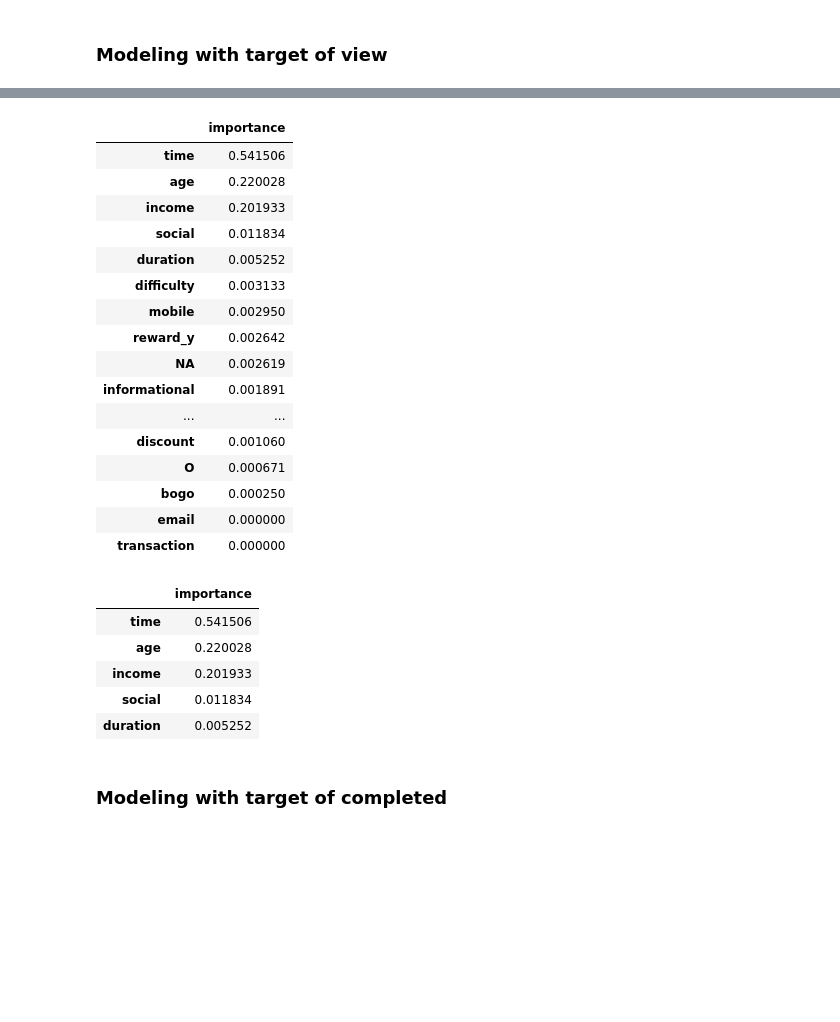
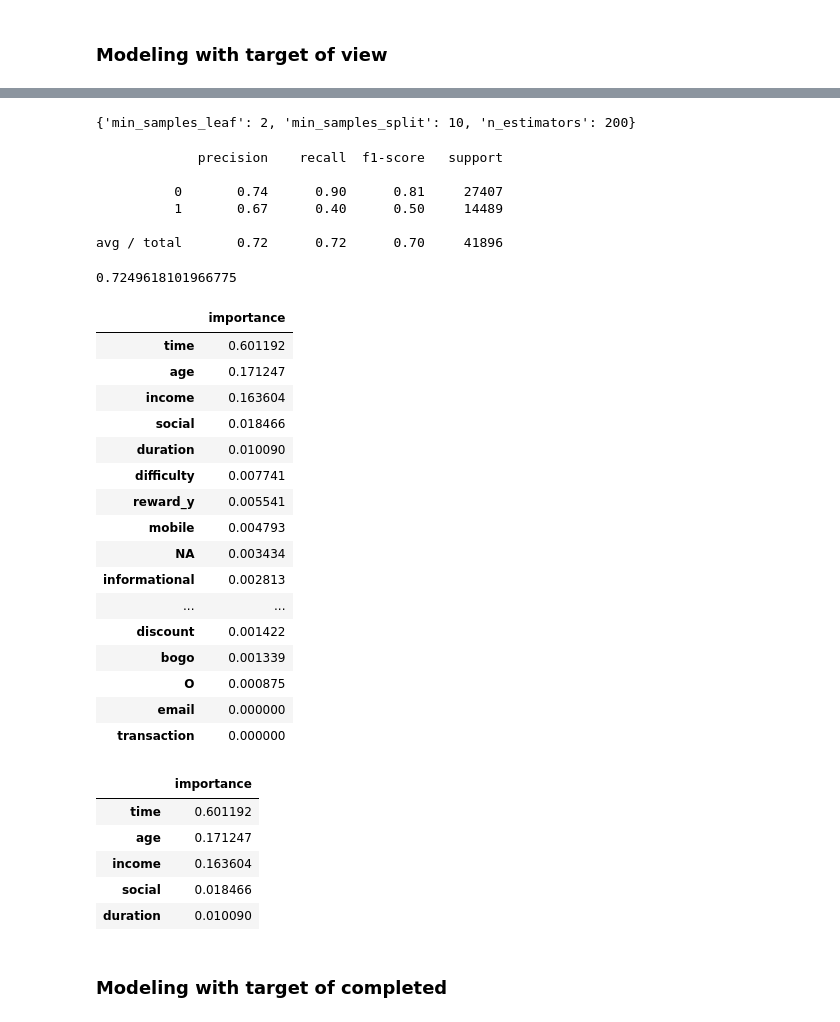
Before and after one commit to Martinsjsu/Starbuck_Promotion_Data_Analysis, a Jupyter notebook: Starbucks_Capstone_notebook.ipynb, the cells around one changed output, grey strips where cells are left out. Drawn from its saved outputs; the diff is of its cells as text; code cells hidden in the pictures; blank space fills up the shorter version.

```diff
--- a/Starbucks_Capstone_notebook.ipynb
+++ b/Starbucks_Capstone_notebook.ipynb
@@ -676,0 +712,9 @@ rf_view.score(test_X, test_y)
+# %%
+# Set the parameters by cross-validation
+parameters = {'n_estimators': [50, 100, 200, 400],
+               'min_samples_split': [2, 5, 10],
+               'min_samples_leaf': [1, 2]
+             }
+
+cv_view = GridSearchCV(rf_view, param_grid=parameters, n_jobs=4, verbose=2)
+print('The values of hyper parameter', parameters)
@@ -676,0 +723,2 @@ rf_view.score(test_X, test_y)
+# %%
+cv_view.fit(train_X, train_y)
@@ -677,25 +761,49 @@ rf_view.score(test_X, test_y)
+# %%
+#finding the best paramesters based on grip search
+print(cv_view.best_params_)
+# %% [output]
+{'min_samples_leaf': 2, 'min_samples_split': 10, 'n_estimators': 200}
+# %%
+#building new model
+optimised_model_view = cv_view.best_estimator_
+# %%
+# print the classification report
+y_pred = optimised_model_view.predict(test_X)
+print(classification_report(test_y, y_pred))
+# %% [output]
+             precision    recall  f1-score   support
+
+          0       0.74      0.90      0.81     27407
+          1       0.67      0.40      0.50     14489
+
+avg / total       0.72      0.72      0.70     41896
+# %%
+# Socre for the optimised model
+optimised_model_view.score(test_X, test_y)
+# %% [output]
+0.7249618101966775
 # %%
 # Analisys of important features
-view_feature_importances = pd.DataFrame(rf_view.feature_importances_,
+view_feature_importances = pd.DataFrame(optimised_model_view.feature_importances_,
                                    index = train_X.columns,
                                 columns=['importance']).sort_values('importance',ascending=False)
 view_feature_importances
 # %% [output]
 |  | importance |
-| time | 0.541506 |
-| age | 0.220028 |
-| income | 0.201933 |
-| social | 0.011834 |
-| duration | 0.005252 |
-| difficulty | 0.003133 |
-| mobile | 0.002950 |
-| reward_y | 0.002642 |
-| NA | 0.002619 |
-| informational | 0.001891 |
+| time | 0.601192 |
+| age | 0.171247 |
+| income | 0.163604 |
+| social | 0.018466 |
+| duration | 0.010090 |
+| difficulty | 0.007741 |
+| reward_y | 0.005541 |
+| mobile | 0.004793 |
+| NA | 0.003434 |
+| informational | 0.002813 |
 | ... | ... |
-| discount | 0.001060 |
-| O | 0.000671 |
-| bogo | 0.000250 |
+| discount | 0.001422 |
+| bogo | 0.001339 |
+| O | 0.000875 |
 | email | 0.000000 |
 | transaction | 0.000000 |
 # %%
@@ -703,11 +811,11 @@ view_feature_importances
 view_feature_importances.head(5)
 # %% [output]
 |  | importance |
-| time | 0.541506 |
-| age | 0.220028 |
-| income | 0.201933 |
-| social | 0.011834 |
-| duration | 0.005252 |
+| time | 0.601192 |
+| age | 0.171247 |
+| income | 0.163604 |
+| social | 0.018466 |
+| duration | 0.010090 |
 # %% [markdown]
 ### Modeling with target of completed
 # %%
```
Also changed, not shown: parts of 22 cells of this notebook.
